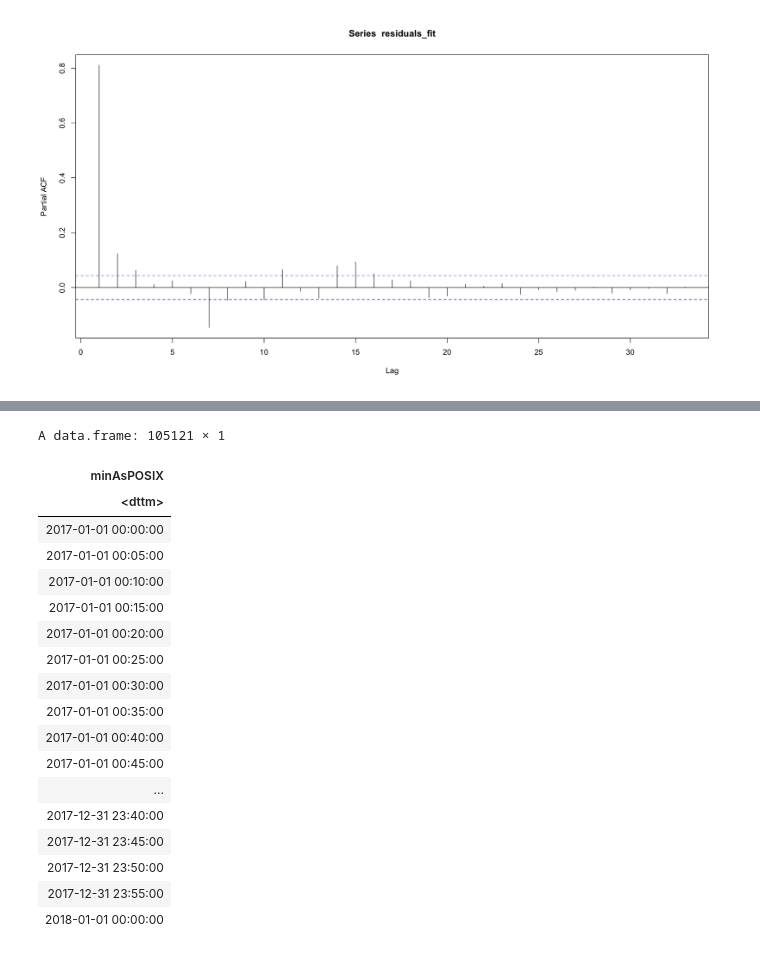
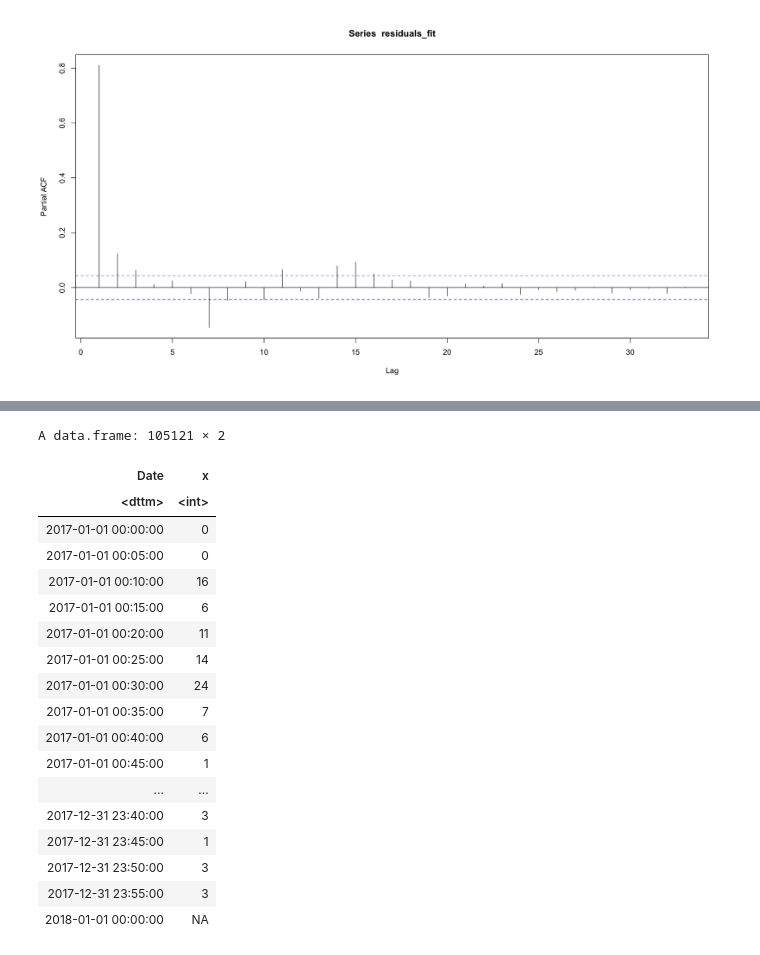
Before and after one commit to FelipeBastarrica/Obligatorio-Series-Temporales, a Jupyter notebook: Obligatorio_ST.ipynb, the cells around one changed output, grey strips where cells are left out. Drawn from its saved outputs; the diff is of its cells as text; code cells hidden in the pictures.

```diff
--- a/Obligatorio_ST.ipynb
+++ b/Obligatorio_ST.ipynb
@@ -277,27 +261,28 @@ minAsPOSIX <- as.POSIXct(minAsNumeric, origin="2017-01-01", tz="GMT")
 base_df = data.frame(minAsPOSIX)
 
 # new df
-newdf <- merge(base_df,originaldf,all.x=TRUE, by="minAsPOSIX")
+df <- merge(base_df,originaldf,all.x=TRUE, by="minAsPOSIX")
 # %%
-base_df
+newdf = aggregate(df$volumen, by=list(Date=df$minAsPOSIX), FUN=sum)
+newdf
 # %% [output]
-A data.frame: 105121 × 1
+A data.frame: 105121 × 2
-| minAsPOSIX |
-| <dttm> |
-| 2017-01-01 00:00:00 |
-| 2017-01-01 00:05:00 |
-| 2017-01-01 00:10:00 |
-| 2017-01-01 00:15:00 |
-| 2017-01-01 00:20:00 |
-| 2017-01-01 00:25:00 |
-| 2017-01-01 00:30:00 |
-| 2017-01-01 00:35:00 |
-| 2017-01-01 00:40:00 |
-| 2017-01-01 00:45:00 |
-| ... |
-| 2017-12-31 23:40:00 |
-| 2017-12-31 23:45:00 |
-| 2017-12-31 23:50:00 |
-| 2017-12-31 23:55:00 |
-| 2018-01-01 00:00:00 |
+| Date | x |
+| <dttm> | <int> |
+| 2017-01-01 00:00:00 | 0 |
+| 2017-01-01 00:05:00 | 0 |
+| 2017-01-01 00:10:00 | 16 |
+| 2017-01-01 00:15:00 | 6 |
+| 2017-01-01 00:20:00 | 11 |
+| 2017-01-01 00:25:00 | 14 |
+| 2017-01-01 00:30:00 | 24 |
+| 2017-01-01 00:35:00 | 7 |
+| 2017-01-01 00:40:00 | 6 |
+| 2017-01-01 00:45:00 | 1 |
+| ... | ... |
+| 2017-12-31 23:40:00 | 3 |
+| 2017-12-31 23:45:00 | 1 |
+| 2017-12-31 23:50:00 | 3 |
+| 2017-12-31 23:55:00 | 3 |
+| 2018-01-01 00:00:00 | NA |
 # %%
```
Also changed, not shown: parts of 10 cells of this notebook.
